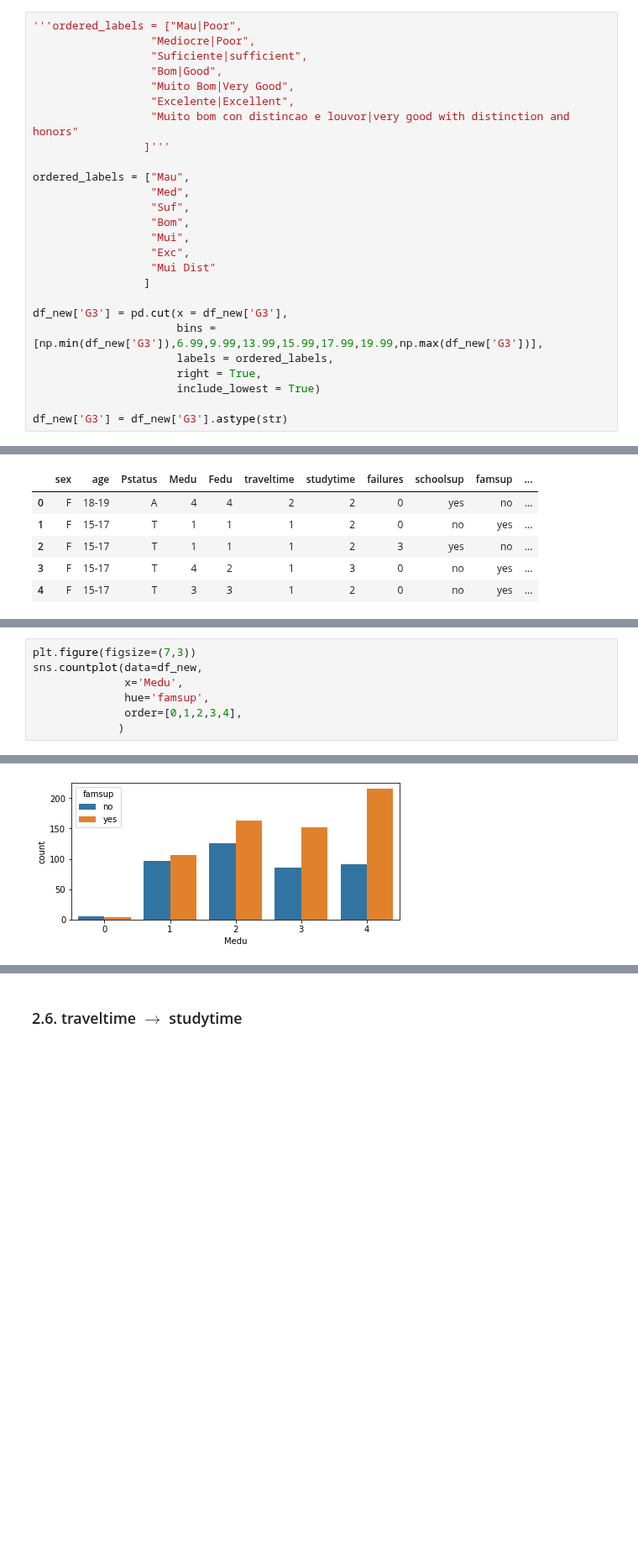
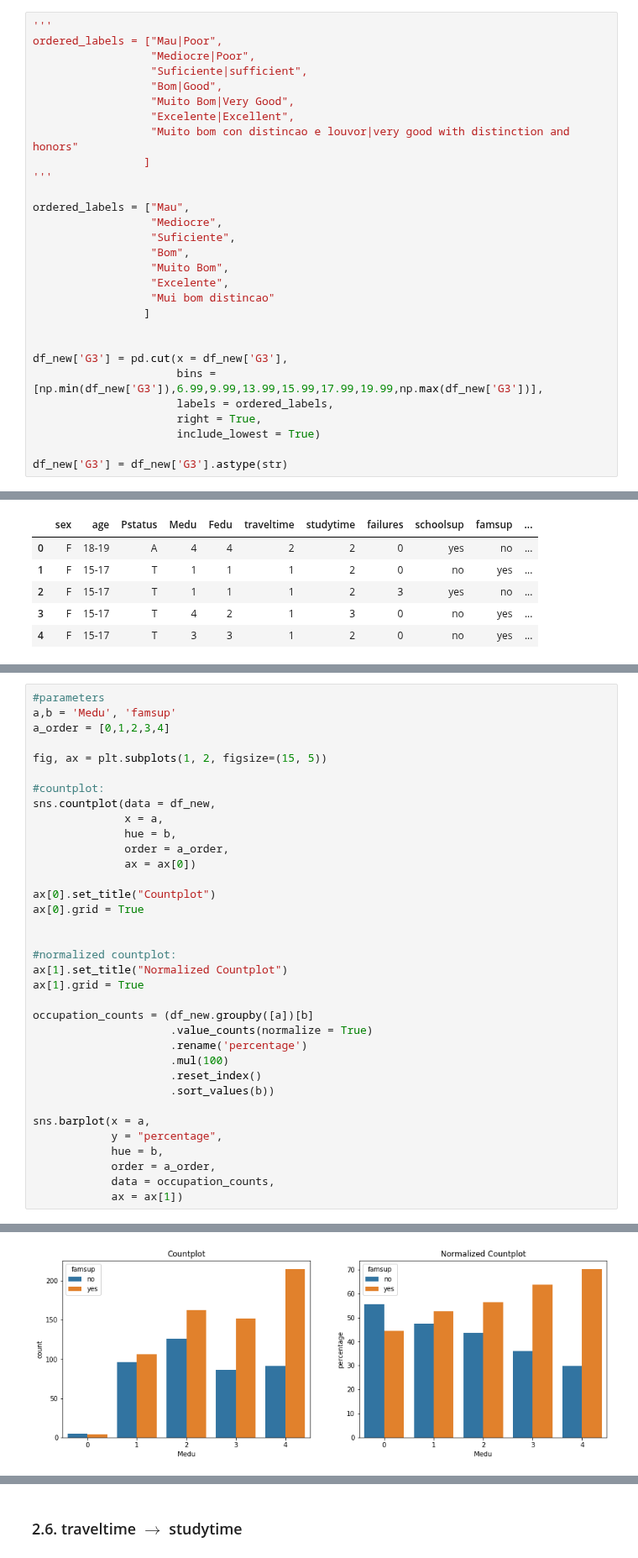
Before and after one commit to Mikalb98/StudentAnalysis-BayesianNetwork, a Jupyter notebook: Bayesian Model.ipynb, the cells around one changed output, grey strips where cells are left out. Shown at 84% size. Cells and saved outputs as stored; diff of their text form; blank space fills up the shorter version.

```diff
--- a/Bayesian Model.ipynb
+++ b/Bayesian Model.ipynb
@@ -376,23 +376,26 @@ There are 1 students that obtained Muito bom con distincao e louvor
 # %% [markdown]
 Now lets create the bins and check if some error occured by comparing the number of students in each newly created group with the numbers computed in the last cell of code:
 # %%
-'''ordered_labels = ["Mau|Poor",
+'''
+ordered_labels = ["Mau|Poor",
                   "Mediocre|Poor",
                   "Suficiente|sufficient",
                   "Bom|Good",
                   "Muito Bom|Very Good",
                   "Excelente|Excellent",
                   "Muito bom con distincao e louvor|very good with distinction and honors"
-                 ]'''
+                 ]
+'''
 
 ordered_labels = ["Mau",
-                  "Med",
-                  "Suf",
+                  "Mediocre",
+                  "Suficiente",
                   "Bom",
-                  "Mui",
-                  "Exc",
-                  "Mui Dist"
+                  "Muito Bom",
+                  "Excelente",
+                  "Mui bom distincao"
                  ]
+
 
 df_new['G3'] = pd.cut(x = df_new['G3'],
                       bins = [np.min(df_new['G3']),6.99,9.99,13.99,15.99,17.99,19.99,np.max(df_new['G3'])],
@@ -580,10 +654,38 @@ sns.countplot(data=df_new,
 # %%
-plt.figure(figsize=(7,3))
-sns.countplot(data=df_new,
-              x='Medu',
-              hue='famsup',
-              order=[0,1,2,3,4],
-             )
+#parameters
+a,b = 'Medu', 'famsup'
+a_order = [0,1,2,3,4]
+
+fig, ax = plt.subplots(1, 2, figsize=(15, 5))
+
+#countplot:
+sns.countplot(data = df_new,
+              x = a,
+              hue = b,
+              order = a_order,
+              ax = ax[0])
+
+ax[0].set_title("Countplot")
+ax[0].grid = True
+
+
+#normalized countplot:
+ax[1].set_title("Normalized Countplot")
+ax[1].grid = True
+
+occupation_counts = (df_new.groupby([a])[b]
+                     .value_counts(normalize = True)
+                     .rename('percentage')
+                     .mul(100)
+                     .reset_index()
+                     .sort_values(b))
+
+sns.barplot(x = a,
+            y = "percentage",
+            hue = b,
+            order = a_order,
+            data = occupation_counts,
+            ax = ax[1])
 # %% [output]
 <matplotlib.axes._subplots.AxesSubplot at 0x...>
-[figure, old version]
+[figure, new version]
```
Also changed, not shown: parts of 81 cells of this notebook.
